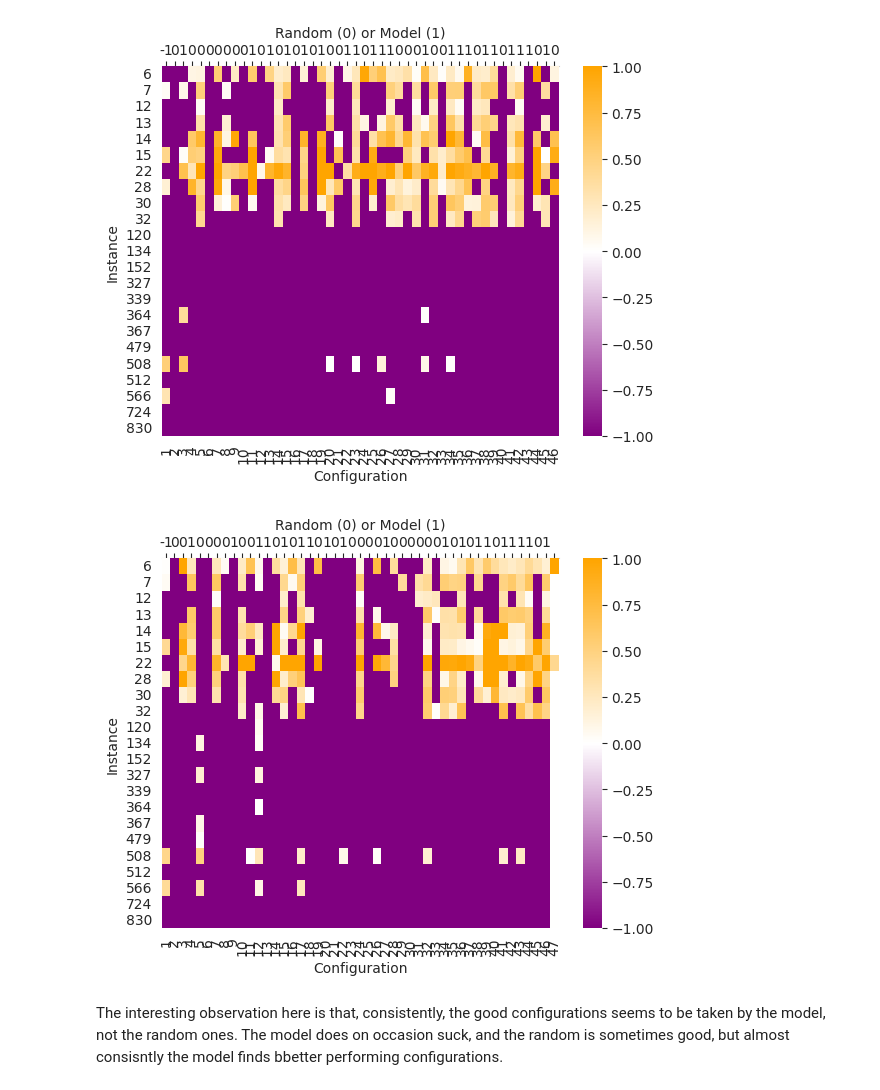
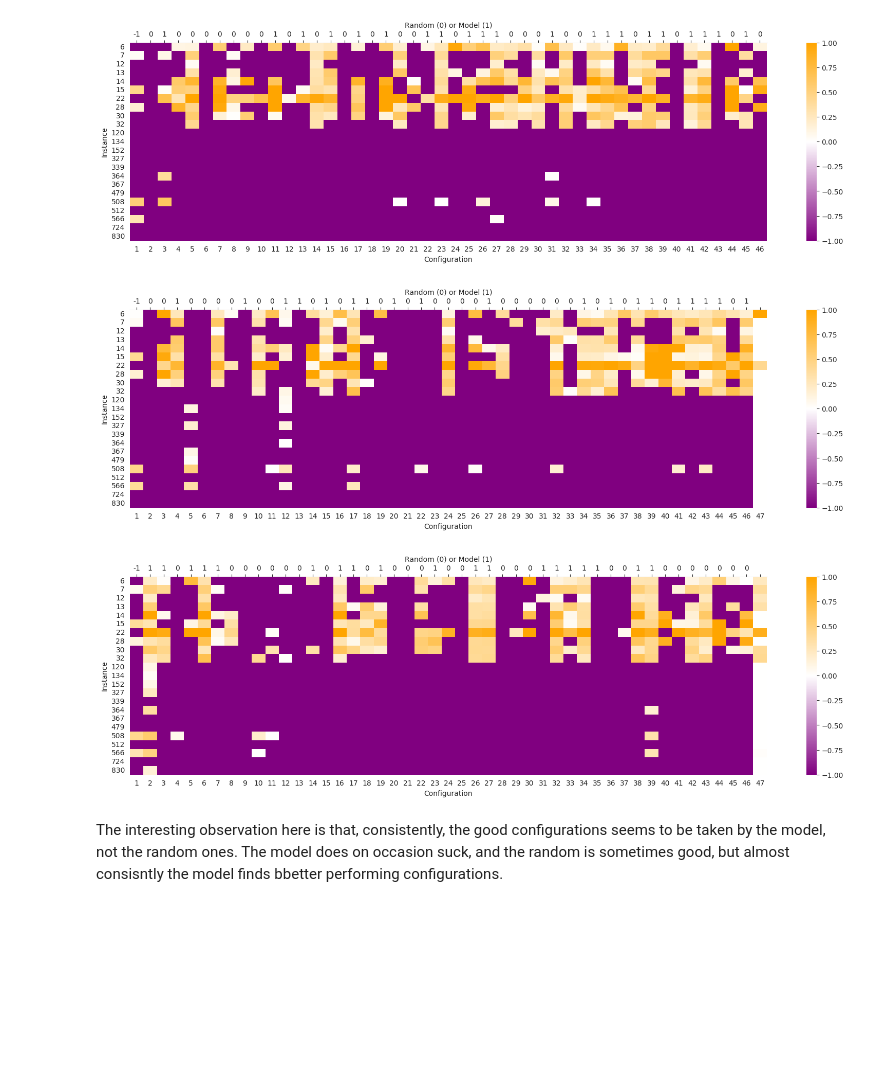
Before and after one commit to Skippybal/Styx, a Jupyter notebook: Heatmaps.ipynb, the cells around one changed output. Saved outputs shown, nothing was run; the diff lists cells and outputs as text; code cells hidden in the pictures; blank space fills up the shorter version.

Commit message:
Update plotting notebooks

```diff
--- a/Heatmaps.ipynb
+++ b/Heatmaps.ipynb
@@ -36,6 +36,7 @@ def instance_csv_to_heatmap(map_loc, type_map="utility", captime=3600):
     all_instance_csv = all_instance_csv.rename(columns={" Instance": "Instance"})
     # print(all_instance_csv.columns)
     # print(all_instance_csv[" Instance"])
+    plt.rcParams["figure.figsize"] = (20,5)
 
     names = []
     for name in all_instance_csv["Instance"]:
@@ -81,35 +82,38 @@ def instance_csv_to_heatmap(map_loc, type_map="utility", captime=3600):
 )
 
     ax = sns.heatmap(heatmap.T, cmap= cmap, #cmap=sns.cubehelix_palette(as_cmap=True),
                 xticklabels=config_map_dict.keys(),yticklabels=instance_map_dict.keys())
 
     # Create a second x-axis at the top
     ax_top = ax.secondary_xaxis("top")
     ax_top.set_xlabel("Random (0) or Model (1)")
 
     # Place ticks at the centers of the heatmap cells
     positions = np.arange(heatmap.T.shape[1]) + 0.5
 
     ax_top.set_xticks(positions)
     # ax_top.set_xticklabels([1] * len(positions))
     top_ticks = get_random_or_model(map_loc)
     while len(top_ticks) != len(positions):
         top_ticks.append("")
     ax_top.set_xticklabels(top_ticks)
 
+
     plt.xlabel("Configuration")
     plt.ylabel("Instance")
     plt.show()
 
 
 
 instance_csv_to_heatmap("storage_alice/smac3_23_set_3600/1/")
 instance_csv_to_heatmap("storage_alice/smac3_23_set_3600/2/")
+instance_csv_to_heatmap("storage_alice/smac3_23_set_3600/3/")
 
 # TODO, Not overlay a top header of if it is a random sample or not with just a binary number at the top
 # %% [output]
-[figure, old version]
+[figure, new version]
-[figure, old version]
+[figure, new version]
+[figure, added]
 # %% [markdown]
 The interesting observation here is that, consistently, the good configurations seems to be taken by the model, not the random ones. The model does on occasion suck, and the random is sometimes good, but almost consisntly the model finds bbetter performing configurations.
 # %%
```
Also changed, not shown: parts of 1 cell of this notebook, 1 other file.
